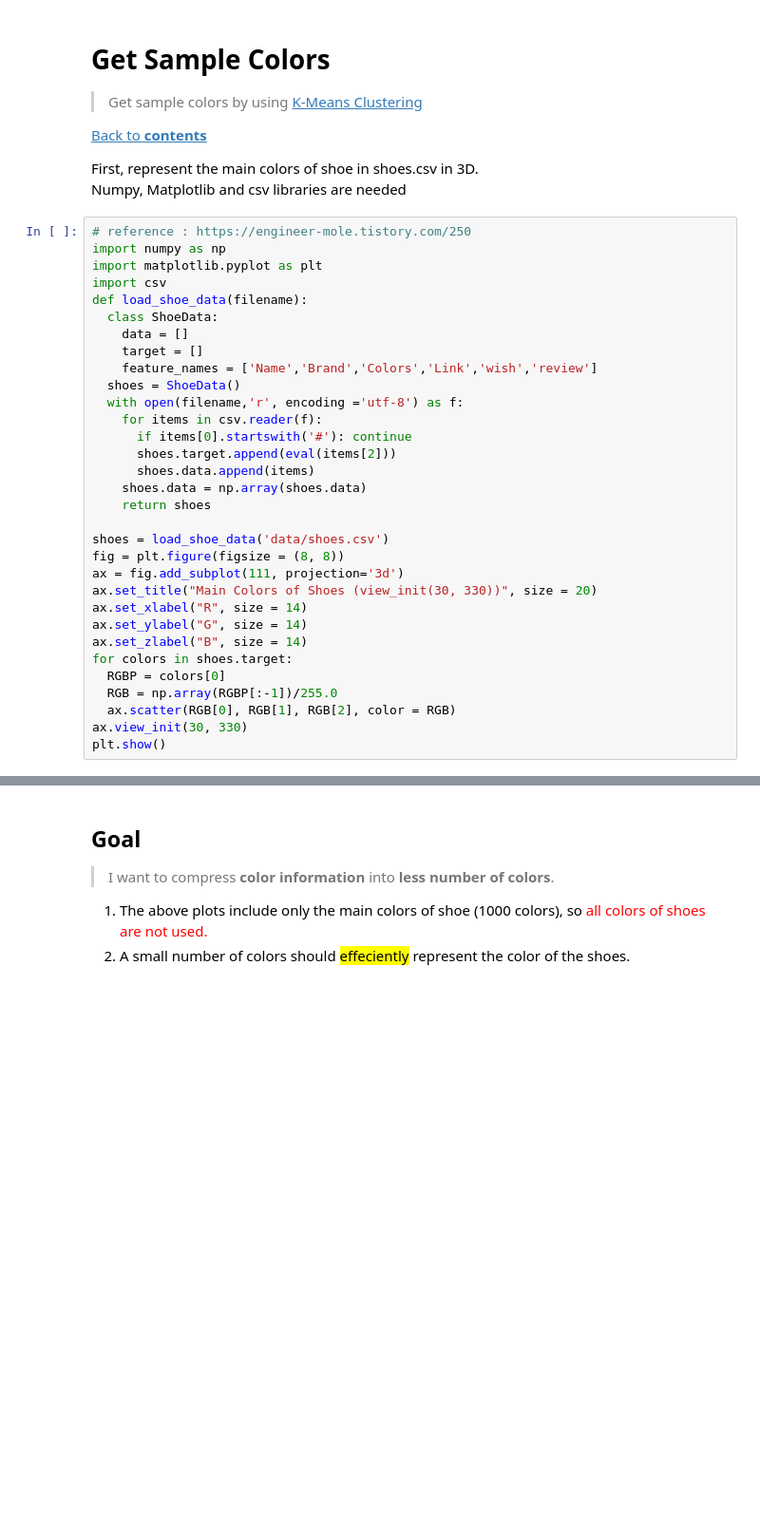
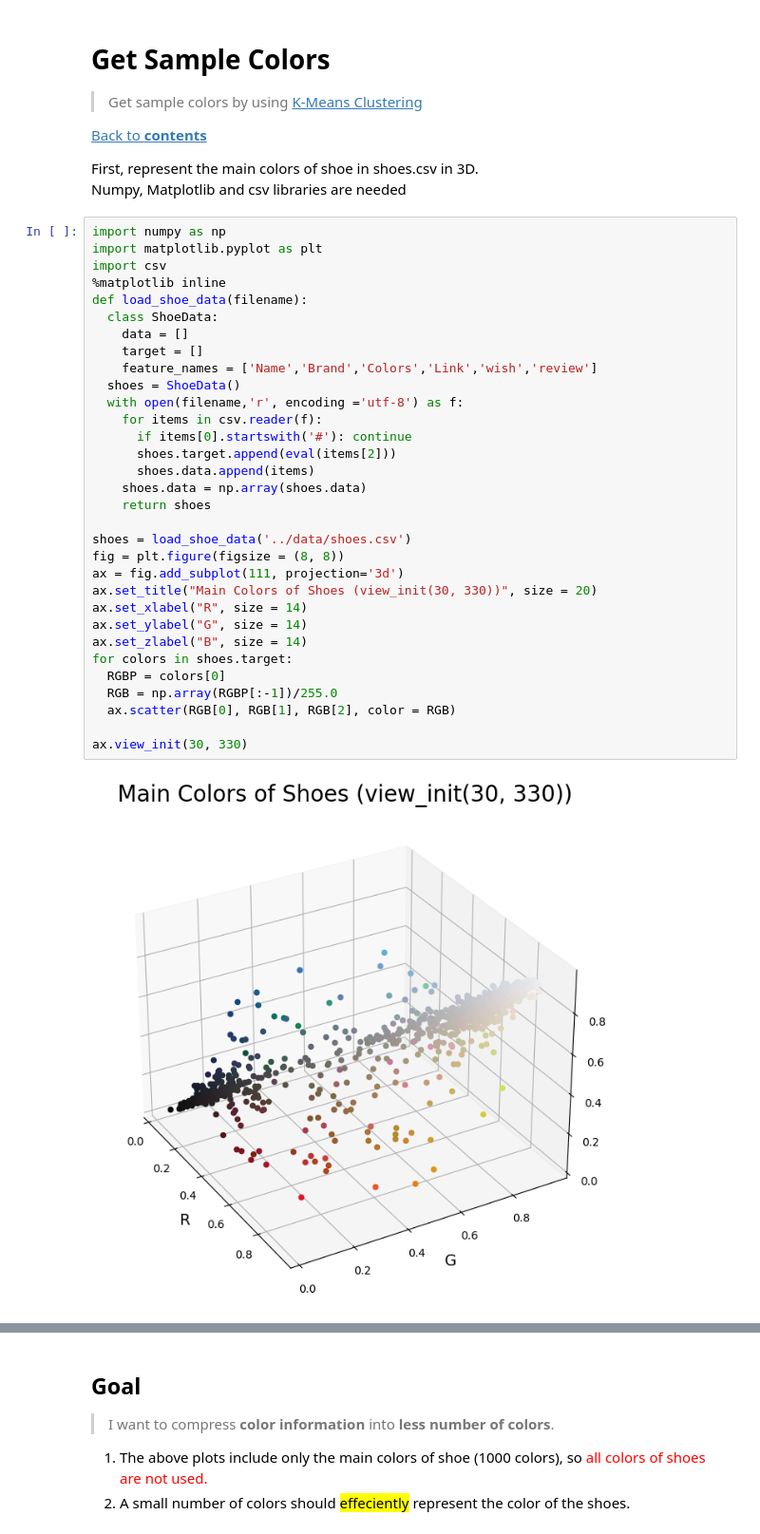
Before and after one commit to jrsky723/ShoeColor, a Jupyter notebook: color/ColorClustering.ipynb, the cells around one changed output, grey strips where cells are left out. Shown at 95% size. Drawn from its saved outputs; the diff is of its cells as text; blank space fills up the shorter version.

```diff
--- a/color/ColorClustering.ipynb
+++ b/color/ColorClustering.ipynb
@@ -7,37 +7,39 @@
 First, represent the main colors of shoe in shoes.csv in 3D. <br>
 Numpy, Matplotlib and csv libraries are needed
 # %%
-# reference : https://engineer-mole.tistory.com/250
 import numpy as np
 import matplotlib.pyplot as plt
 import csv
+%matplotlib inline
 def load_shoe_data(filename):
   class ShoeData:
     data = []
     target = []
     feature_names = ['Name','Brand','Colors','Link','wish','review']
   shoes = ShoeData()
   with open(filename,'r', encoding ='utf-8') as f:
     for items in csv.reader(f):
       if items[0].startswith('#'): continue
       shoes.target.append(eval(items[2]))
       shoes.data.append(items)
     shoes.data = np.array(shoes.data)
     return shoes
 
-shoes = load_shoe_data('data/shoes.csv')
+shoes = load_shoe_data('../data/shoes.csv')
 fig = plt.figure(figsize = (8, 8))
 ax = fig.add_subplot(111, projection='3d')
 ax.set_title("Main Colors of Shoes (view_init(30, 330))", size = 20)
 ax.set_xlabel("R", size = 14)
 ax.set_ylabel("G", size = 14)
 ax.set_zlabel("B", size = 14)
 for colors in shoes.target:
   RGBP = colors[0]
   RGB = np.array(RGBP[:-1])/255.0
   ax.scatter(RGB[0], RGB[1], RGB[2], color = RGB)
+
 ax.view_init(30, 330)
-plt.show()
+# %% [output]
+[figure, added]
 # %% [markdown]
 Each view_init show plot by different angles.
 
```
Also changed, not shown: parts of 8 cells of this notebook, 2 other files.
